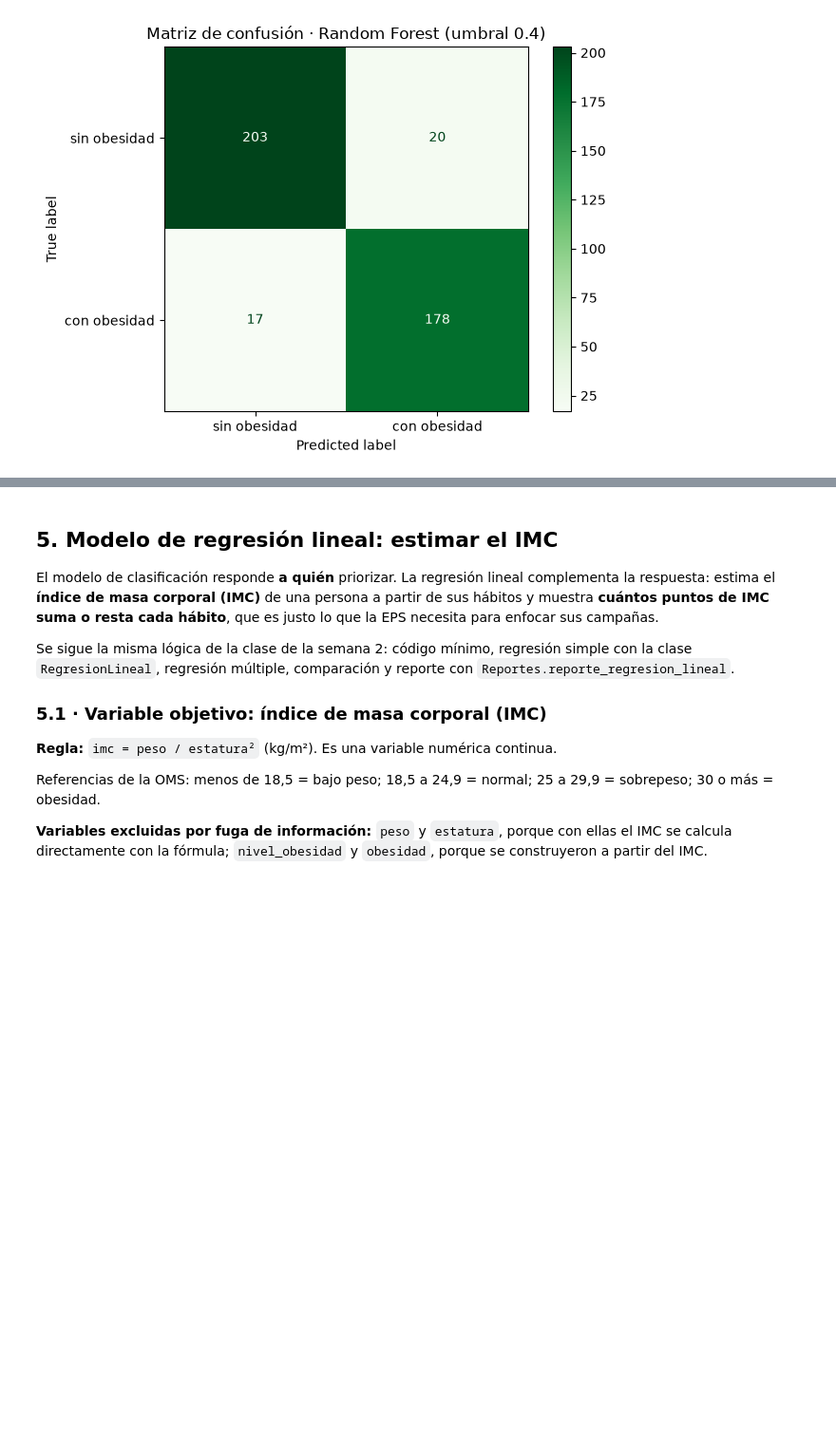
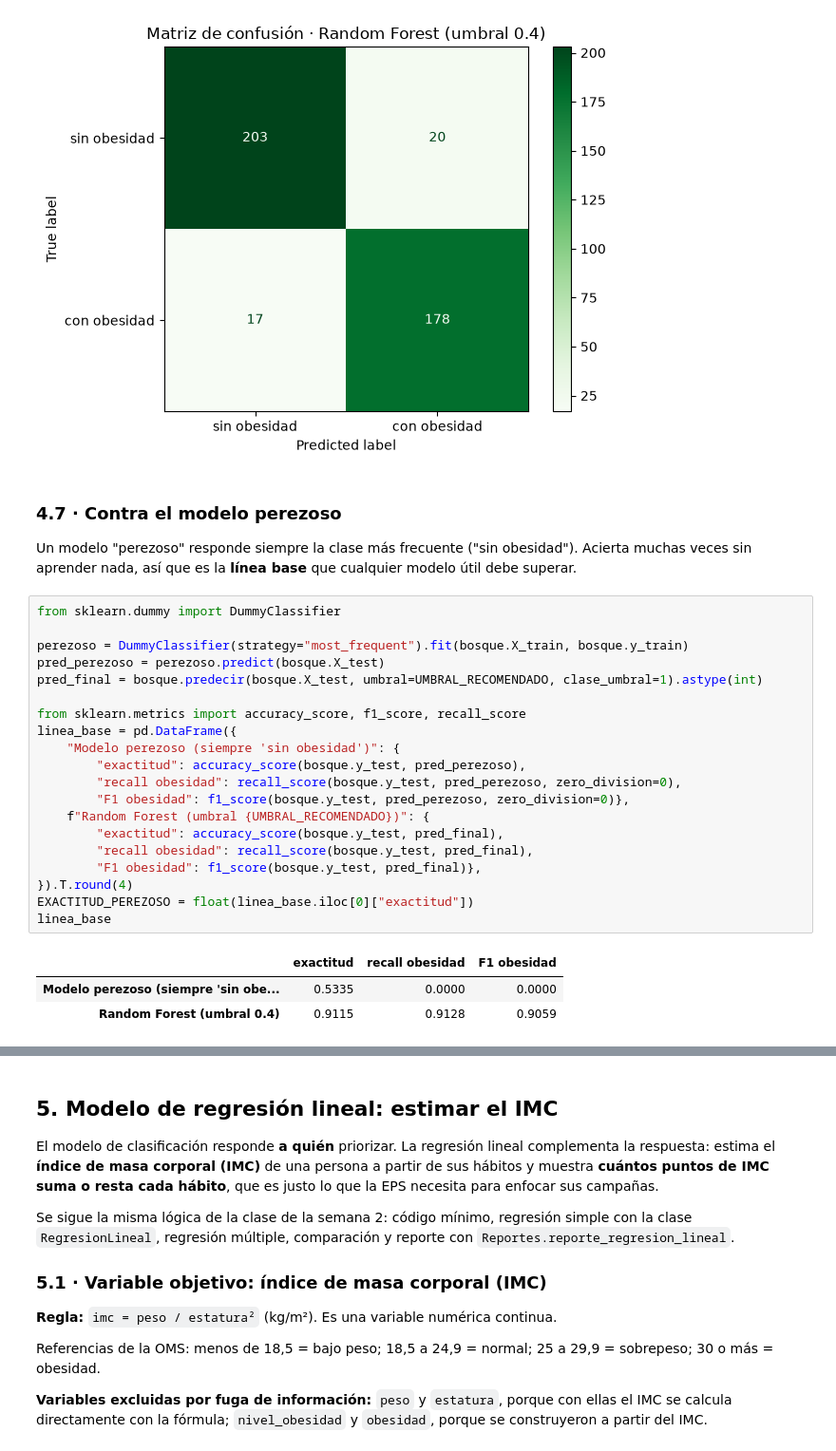
Before and after one commit to Mayerly3suarez/ML_2026Q4, a Jupyter notebook: src/Actividades_Evaluativas/EA3_modelo.ipynb, the cells around one changed output, grey strips where cells are left out. Shown at 95% size. Drawn from its saved outputs; the diff is of its cells as text; blank space fills up the shorter version.

```diff
--- a/src/Actividades_Evaluativas/EA3_modelo.ipynb
+++ b/src/Actividades_Evaluativas/EA3_modelo.ipynb
@@ -706,3 +758,31 @@ weighted avg     0.9117    0.9115    0.9115       418
 real 0     203      20
 real 1      17     178
 [figure]
+# %% [markdown]
+### 4.7 · Contra el modelo perezoso
+
+Un modelo "perezoso" responde siempre la clase más frecuente ("sin obesidad"). Acierta muchas veces sin aprender nada, así que es la **línea base** que cualquier modelo útil debe superar.
+# %%
+from sklearn.dummy import DummyClassifier
+
+perezoso = DummyClassifier(strategy="most_frequent").fit(bosque.X_train, bosque.y_train)
+pred_perezoso = perezoso.predict(bosque.X_test)
+pred_final = bosque.predecir(bosque.X_test, umbral=UMBRAL_RECOMENDADO, clase_umbral=1).astype(int)
+
+from sklearn.metrics import accuracy_score, f1_score, recall_score
+linea_base = pd.DataFrame({
+    "Modelo perezoso (siempre 'sin obesidad')": {
+        "exactitud": accuracy_score(bosque.y_test, pred_perezoso),
+        "recall obesidad": recall_score(bosque.y_test, pred_perezoso, zero_division=0),
+        "F1 obesidad": f1_score(bosque.y_test, pred_perezoso, zero_division=0)},
+    f"Random Forest (umbral {UMBRAL_RECOMENDADO})": {
+        "exactitud": accuracy_score(bosque.y_test, pred_final),
+        "recall obesidad": recall_score(bosque.y_test, pred_final),
+        "F1 obesidad": f1_score(bosque.y_test, pred_final)},
+}).T.round(4)
+EXACTITUD_PEREZOSO = float(linea_base.iloc[0]["exactitud"])
+linea_base
+# %% [output]
+|  | exactitud | recall obesidad | F1 obesidad |
+| Modelo perezoso (siempre 'sin obe... | 0.5335 | 0.0000 | 0.0000 |
+| Random Forest (umbral 0.4) | 0.9115 | 0.9128 | 0.9059 |
```
Also changed, not shown: parts of 17 cells of this notebook.
